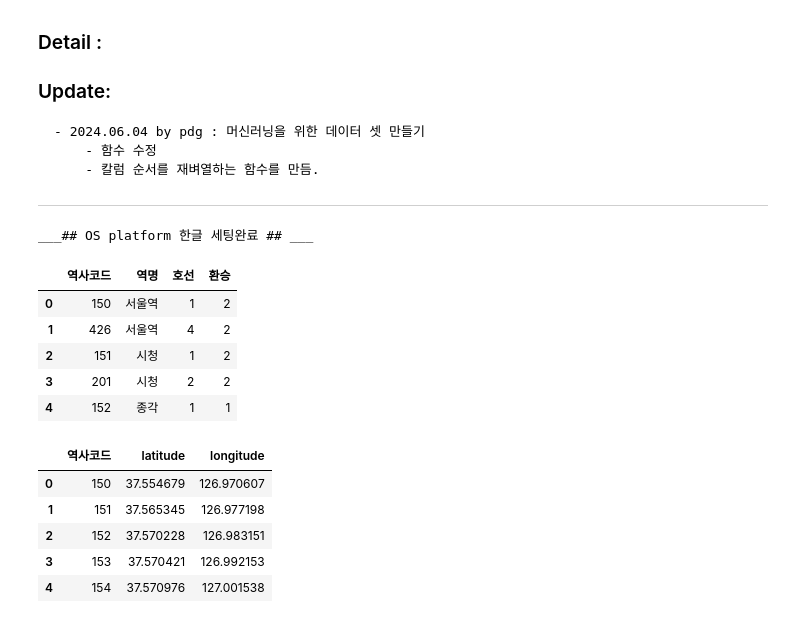
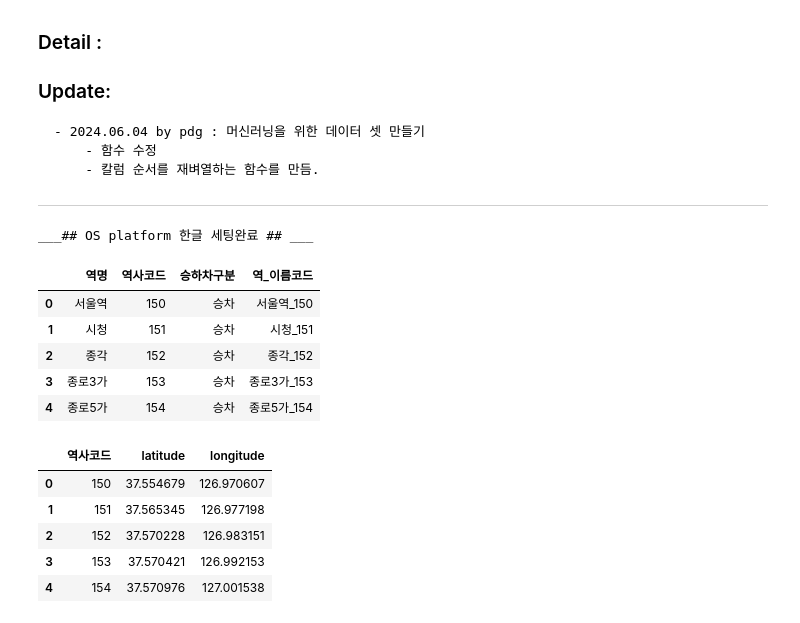
Before and after one commit to rhkddud0310/HaruSijack, a Jupyter notebook: DataAnalysis/03.머신러닝.ipynb, the cells around one changed output. Drawn from its saved outputs; the diff is of its cells as text; code cells hidden in the pictures.

```diff
--- a/DataAnalysis/03.머신러닝.ipynb
+++ b/DataAnalysis/03.머신러닝.ipynb
@@ -12,40 +12,32 @@
         - 칼럼 순서를 재벼열하는 함수를 만듬.
 
 ---
-# %%
-import pandas as pd ,numpy as  np # Data manipulatioin
-import seaborn as sns,matplotlib.pyplot as plt # visiulization
-import warnings;warnings.filterwarnings('ignore') # 경고 무시
-# 기본 세팅
-def plotSetting(pltStyle):
-    import matplotlib.pyplot as plt # visiulization
-    import platform
-    from matplotlib import font_manager, rc # rc : 폰트 변경 모듈font_manager : 폰트 관리 모듈
-    plt.style.use(pltStyle)
-    plt.rcParams['axes.unicode_minus'] = False# unicode 설정
-    if platform.system() == 'Darwin': rc('font', family='AppleGothic') # os가 macos
-    elif platform.system() == 'Windows': # os가 windows
-        path = 'c:/Windows/Fonts/malgun.ttf'
-        font_name = font_manager.FontProperties(fname=path).get_name()
-        rc('font', family=font_name)
-    else:
-        print("Unknown System")
-    print("___## OS platform 한글 세팅완료 ## ___")
-# graph style seaborn
-plotSetting("seaborn-v0_8")
-# %% [output]
-___## OS platform 한글 세팅완료 ## ___
+# %%
+import pandas as pd ,numpy as  np # Data manipulatioin
+import seaborn as sns,matplotlib.pyplot as plt # visiulization
+import warnings;warnings.filterwarnings('ignore') # 경고 무시
+# 기본 세팅
+from Functions import Service
+Service.plotSetting()
+# %% [output]
+___## OS platform 한글 세팅완료 ## ___
 # %%
 # Data loading
 subwayInfo = pd.read_csv("../Data/StationInfo_2022-12-31.csv")
+subwayInfo.rename( {'고유역번호(외부역코드)':'역사코드'}, inplace=True, axis=1)
+subwayInfo.drop(
+    'Unnamed: 0',
+    axis=1,
+    inplace=True
+)
 subwayInfo.head()
 # %% [output]
-|  | 역사코드 | 역명 | 호선 | 환승 |
-| 0 | 150 | 서울역 | 1 | 2 |
-| 1 | 426 | 서울역 | 4 | 2 |
-| 2 | 151 | 시청 | 1 | 2 |
-| 3 | 201 | 시청 | 2 | 2 |
-| 4 | 152 | 종각 | 1 | 1 |
+|  | 역명 | 역사코드 | 승하차구분 | 역_이름코드 |
+| 0 | 서울역 | 150 | 승차 | 서울역_150 |
+| 1 | 시청 | 151 | 승차 | 시청_151 |
+| 2 | 종각 | 152 | 승차 | 종각_152 |
+| 3 | 종로3가 | 153 | 승차 | 종로3가_153 |
+| 4 | 종로5가 | 154 | 승차 | 종로5가_154 |
 # %%
 latlng = pd.read_csv("../Data/seoul_subway_latlon_zenzen.csv")
 latlng.rename( {'고유역번호(외부역코드)':'역사코드'}, inplace=True, axis=1)
```
Also changed, not shown: parts of 16 cells of this notebook, 3 other files.
